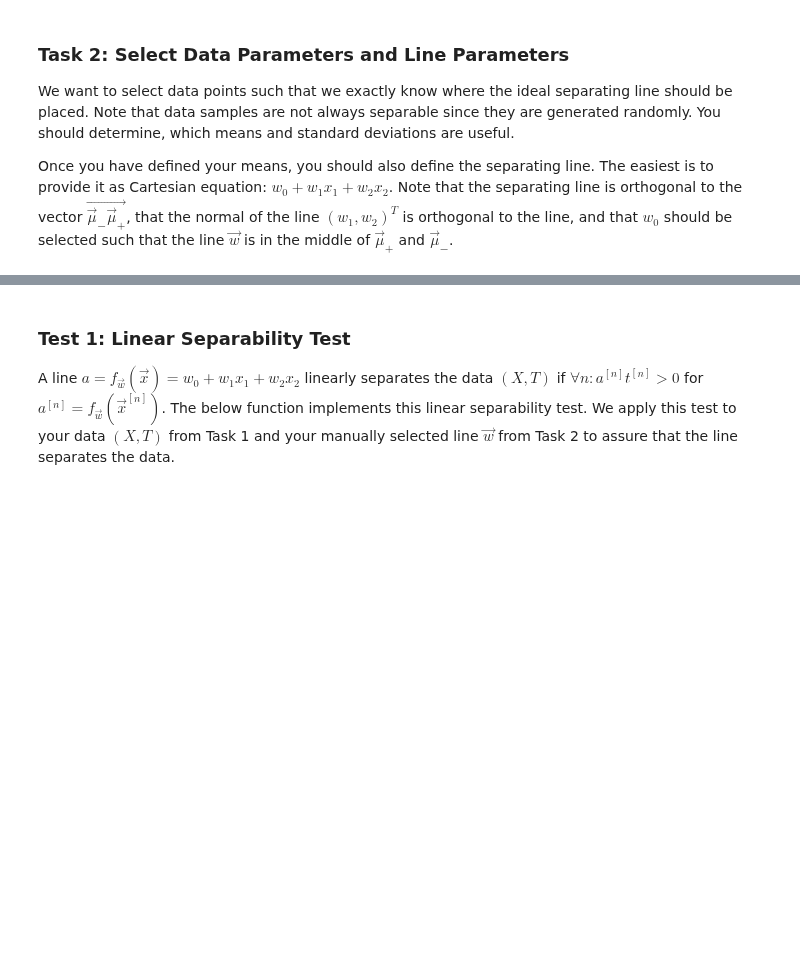
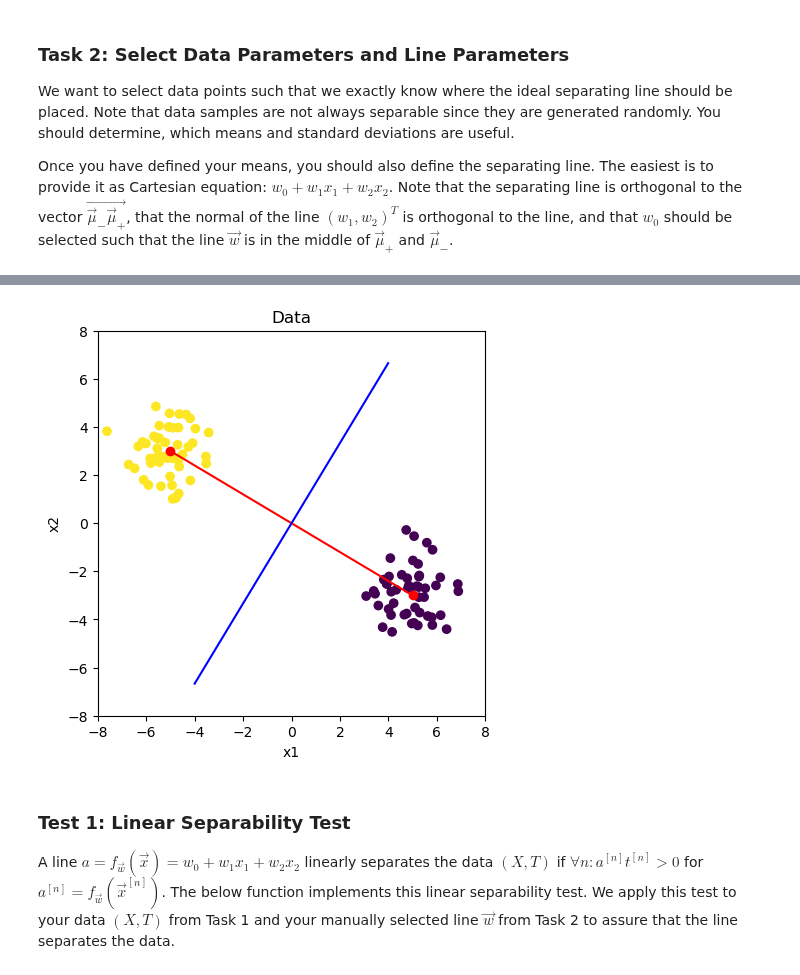
Before and after one commit to danielbarco/deeplearning, a Jupyter notebook: Assignment01.ipynb, the cells around one changed output, grey strips where cells are left out. Cells and saved outputs as stored; diff of their text form; code cells hidden in the pictures; blank space fills up the shorter version.

```diff
--- a/Assignment01.ipynb
+++ b/Assignment01.ipynb
@@ -23,23 +23,41 @@ Hints:
 import numpy
 
 def dataset(number_of_samples, mu_pos, sigma_pos, mu_neg, sigma_neg):
+  # initialize random seed
+  numpy.random.seed(42)
+
   # create positive and negative data
-  positive_data = ...
-  negative_data = ...
+  positive_data = numpy.random.normal(mu_pos, sigma_pos, (int(number_of_samples/2), 2))
+  negative_data = numpy.random.normal(mu_neg, sigma_neg, (int(number_of_samples/2), 2))
 
   # assign positive and negative labels
-  positive_labels = ...
-  negative_labels = ...
+  positive_labels = numpy.ones(int(number_of_samples/2))
+  negative_labels = numpy.negative(positive_labels)
 
   # concatenate positive and negative data
-  all_data = ...
-  all_labels = ...
+  all_data = numpy.concatenate((positive_data, negative_data))
+  all_labels = numpy.concatenate((positive_labels, negative_labels))
 
   # anything else to consider?
-  ...
+  # add the bias neuron to the data
+  all_data = numpy.insert(all_data, 0, numpy.ones(number_of_samples), axis=1)
 
   # return both X and T
   return all_data, all_labels
+# %%
+import matplotlib.pyplot as plt
+def plot_data(X, T, mu_pos, mu_neg):
+  # plot the data
+  plt.figure(figsize=(5, 5))
+  plt.title('Data')
+  plt.xlabel('x1')
+  plt.ylabel('x2')
+  plt.scatter(X[:,1], X[:,2], c=T)
+  plt.plot((mu_pos[0], mu_neg[0]), (mu_pos[1], mu_neg[1]), 'ro-')
+  plt.plot(numpy.arange(-4, 4, 0.01), numpy.arange(-4, 4, 0.01)*5/3, 'b-')
+  plt.ylim(-8, 8)
+  plt.xlim(-8, 8)
+  plt.show()
 # %% [markdown]
 ### Task 2: Select Data Parameters and Line Parameters
 
@@ -59,3 +83,12 @@ TypeError: dataset() missing 3 required positional arguments: 'sigma_pos', 'mu_n
+# %%
+mu_pos = (-5, 3)
+mu_neg = (5, -3)
+X, T = dataset(100, mu_pos, 1, mu_neg, 1)
+plot_data(X, T, mu_pos, mu_neg)
+
+w_manual = numpy.array([0, -5, 3])
+# %% [output]
+[figure, added]
 # %% [markdown]
 ### Test 1: Linear Separability Test
 
```
Also changed, not shown: parts of 12 cells of this notebook.
